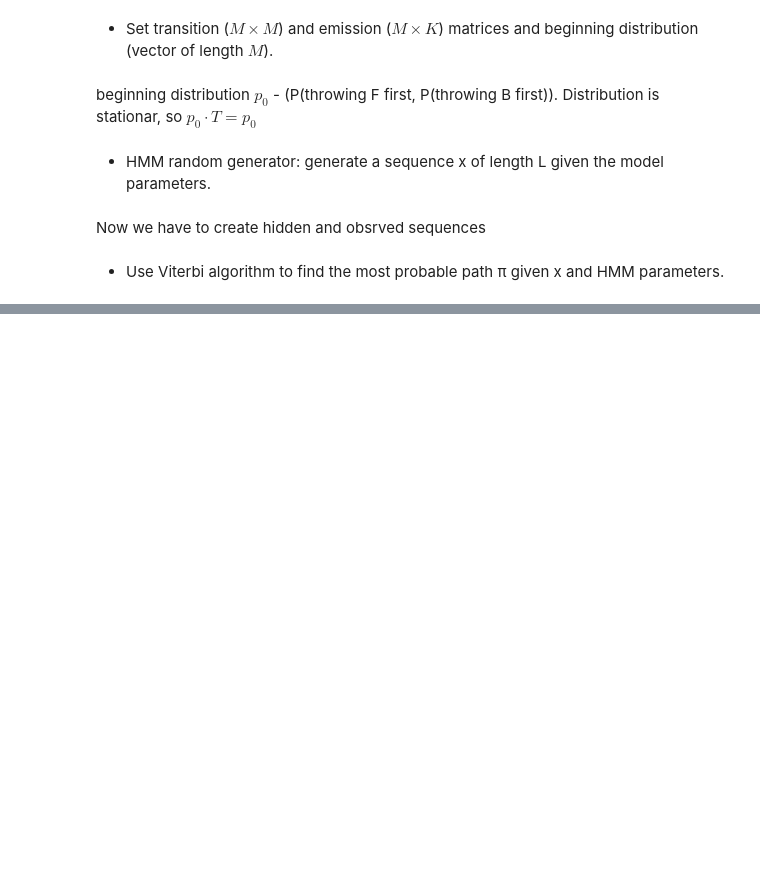
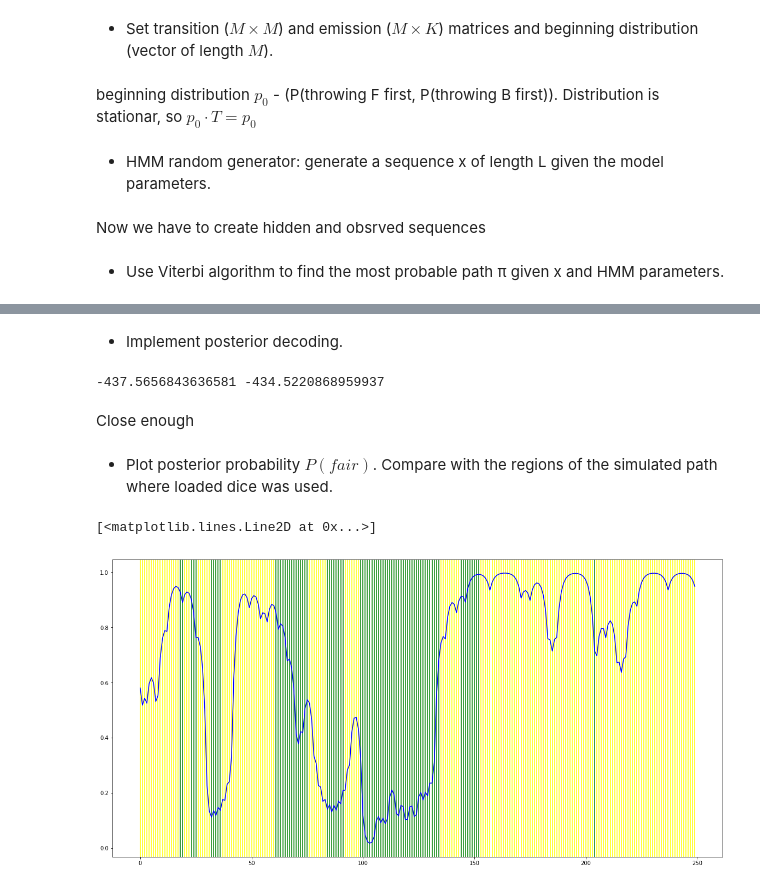
Before and after one commit to bu147/genomics, a Jupyter notebook: MSCS191_ZinnurovBD.ipynb, the cells around one changed output, grey strips where cells are left out. Drawn from its saved outputs; the diff is of its cells as text; code cells hidden in the pictures; blank space fills up the shorter version.

```diff
--- a/MSCS191_ZinnurovBD.ipynb
+++ b/MSCS191_ZinnurovBD.ipynb
@@ -120,0 +155,2 @@ array([0, 0, 0, 0, 0, 0, 0, 0, 0, 0, 0, 0, 0, 0, 0, 0, 0, 0, 0, 0, 0, 0,
+# %%
+f, f_probs = forward(p0, ob, T, Em)
@@ -120,0 +161,52 @@ array([0, 0, 0, 0, 0, 0, 0, 0, 0, 0, 0, 0, 0, 0, 0, 0, 0, 0, 0, 0, 0, 0,
+# %%
+'''
+x - observed sequence
+a - transition matrix
+e - emission matrix
+
+We will work in log format
+'''
+def backward(start_dice, x, a, e):
+    L = len(x)
+    b = np.zeros((2, L))
+    #initialisation
+    b[:, -1] = 1
+    #recursion
+    for i in range(L - 2, -1, -1):
+        for k in range(2):
+            log_term1 = b[0, i + 1] + np.log(a[k, 0]) + np.log(e[0, x[i + 1]])
+            log_term2 = np.log(1 + np.e ** (b[1, i + 1] + np.log(a[k, 1]) + np.log(e[1, x[i + 1]]) - log_term1))
+            b[k, i] = log_term1 + log_term2
+    #termintation
+    log_term1 = b[0, 1] + np.log(start_dice[0]) + np.log(e[0, x[1]])
+    log_term2 = np.log(1 + np.e ** (b[1, 1] + np.log(start_dice[1]) + np.log(e[1, x[1]]) - log_term1))
+    b_probs = log_term1 + log_term2
+    return b, b_probs
+# %%
+b, b_probs = backward(p0, ob, T, Em)
+# %% [markdown]
+- Implement posterior decoding.
+# %%
+#log format graph wasn't demonstrative enough, so I had to use "ordinary" probabilities
+post_probs = np.multiply(np.e ** f, np.e ** b) / np.e ** f_probs
+post_probs /= np.max(post_probs)
+# %%
+print(f_probs, b_probs)
+# %% [output]
+-437.5656843636581 -434.5220868959937
+# %% [markdown]
+Close enough
+# %% [markdown]
+- Plot posterior probability $P(fair)$. Compare with the regions of the simulated path where loaded dice was used.
+# %%
+#hidden sequence vs post_probs[fair]
+fig, ax = plt.subplots(figsize=(20, 10))
+for i in range(L):
+    if h[i] == 0:
+        ax.axvline(i, color='yellow')
+    else:
+        ax.axvline(i, color='green')
+ax.plot(range(L), post_probs[0], color='b')
+# %% [output]
+[<matplotlib.lines.Line2D at 0x...>]
+[figure, added]
```
Also changed, not shown: parts of 12 cells of this notebook.
